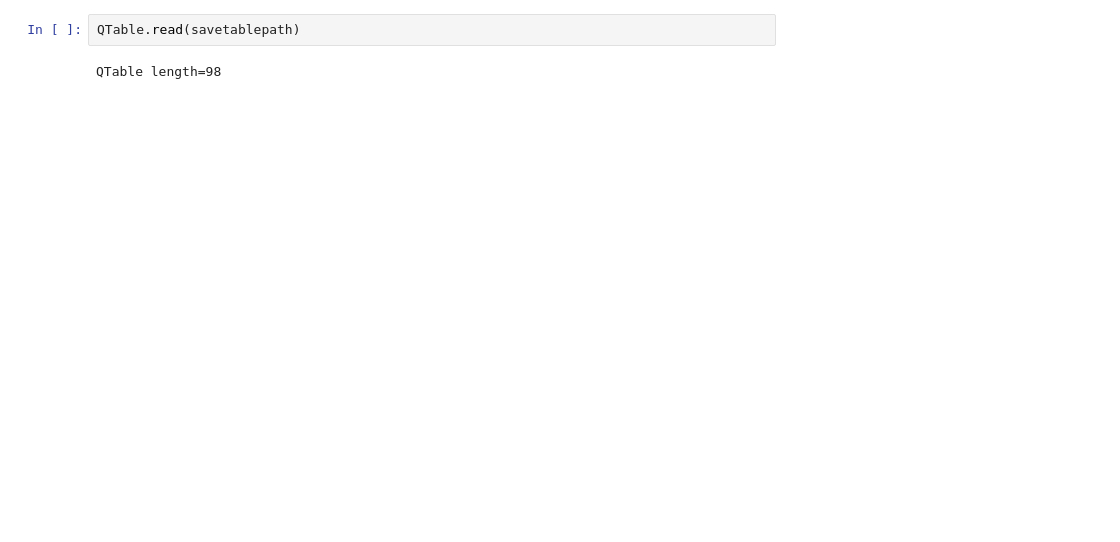
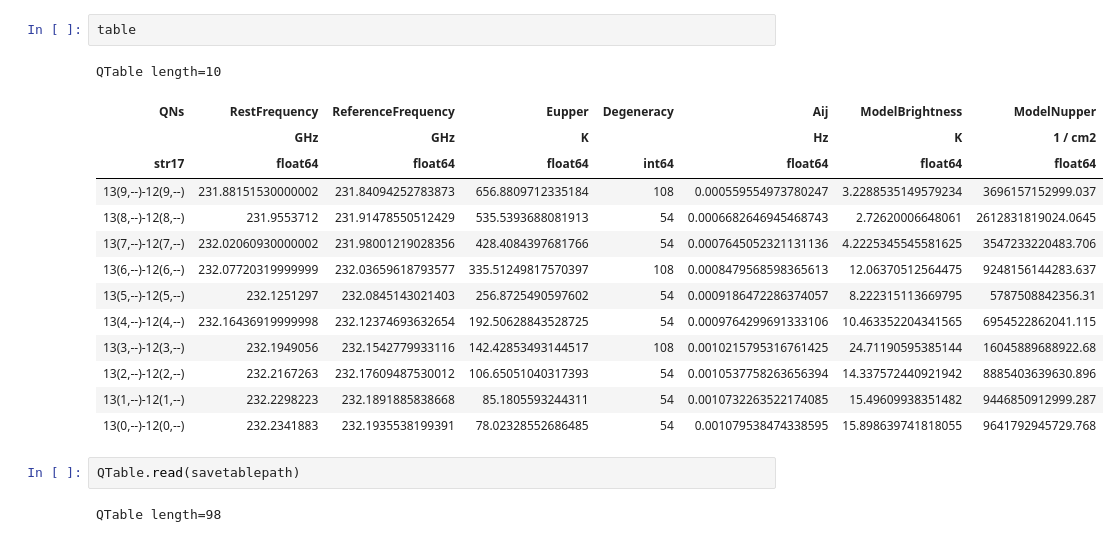
Before and after one commit to djeff1887/SgrB2DS_COMWorkspace, a Jupyter notebook: scripts/runsyntheticspectra.ipynb, the cells around one changed output. Cells and saved outputs as stored; diff of their text form; blank space fills up the shorter version.

```diff
--- a/scripts/runsyntheticspectra.ipynb
+++ b/scripts/runsyntheticspectra.ipynb
@@ -121,4 +120,21 @@ ipdb>  tempmolname
 ipdb>  c
+# %%
+table
+# %% [output]
+QTable length=10
+| QNs | RestFrequency | ReferenceFrequency | Eupper | Degeneracy | Aij | ModelBrightness | ModelNupper |
+|  | GHz | GHz | K |  | Hz | K | 1 / cm2 |
+| str17 | float64 | float64 | float64 | int64 | float64 | float64 | float64 |
+| 13(9,--)-12(9,--) | 231.88151530000002 | 231.84094252783873 | 656.8809712335184 | 108 | 0.000559554973780247 | 3.2288535149579234 | 3696157152999.037 |
+| 13(8,--)-12(8,--) | 231.9553712 | 231.91478550512429 | 535.5393688081913 | 54 | 0.0006682646945468743 | 2.72620006648061 | 2612831819024.0645 |
+| 13(7,--)-12(7,--) | 232.02060930000002 | 231.98001219028356 | 428.4084397681766 | 54 | 0.0007645052321131136 | 4.2225345545581625 | 3547233220483.706 |
+| 13(6,--)-12(6,--) | 232.07720319999999 | 232.03659618793577 | 335.51249817570397 | 108 | 0.0008479568598365613 | 12.06370512564475 | 9248156144283.637 |
+| 13(5,--)-12(5,--) | 232.1251297 | 232.0845143021403 | 256.8725490597602 | 54 | 0.0009186472286374057 | 8.222315113669795 | 5787508842356.31 |
+| 13(4,--)-12(4,--) | 232.16436919999998 | 232.12374693632654 | 192.50628843528725 | 54 | 0.0009764299691333106 | 10.463352204341565 | 6954522862041.115 |
+| 13(3,--)-12(3,--) | 232.1949056 | 232.1542779933116 | 142.42853493144517 | 108 | 0.0010215795316761425 | 24.71190595385144 | 16045889688922.68 |
+| 13(2,--)-12(2,--) | 232.2167263 | 232.17609487530012 | 106.65051040317393 | 54 | 0.0010537758263656394 | 14.337572440921942 | 8885403639630.896 |
+| 13(1,--)-12(1,--) | 232.2298223 | 232.1891885838668 | 85.1805593244311 | 54 | 0.0010732263522174085 | 15.49609938351482 | 9446850912999.287 |
+| 13(0,--)-12(0,--) | 232.2341883 | 232.1935538199391 | 78.02328552686485 | 54 | 0.001079538474338595 | 15.898639741818055 | 9641792945729.768 |
 # %%
 QTable.read(savetablepath)
 # %% [output]
```
Also changed, not shown: parts of 4 cells of this notebook, 10 other files.
